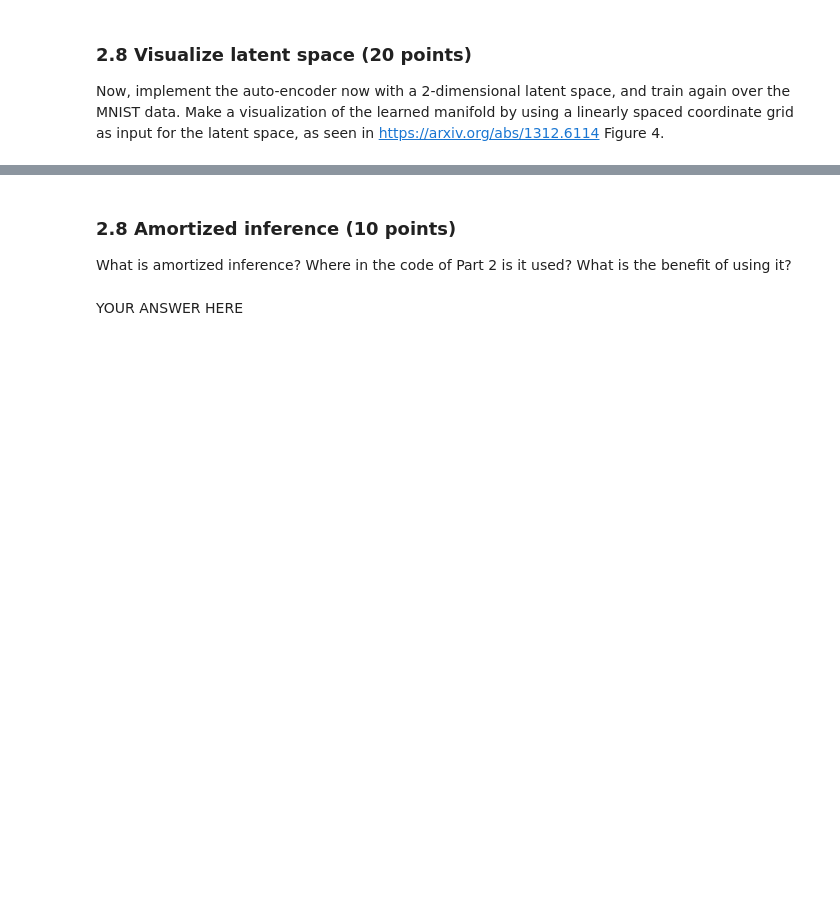
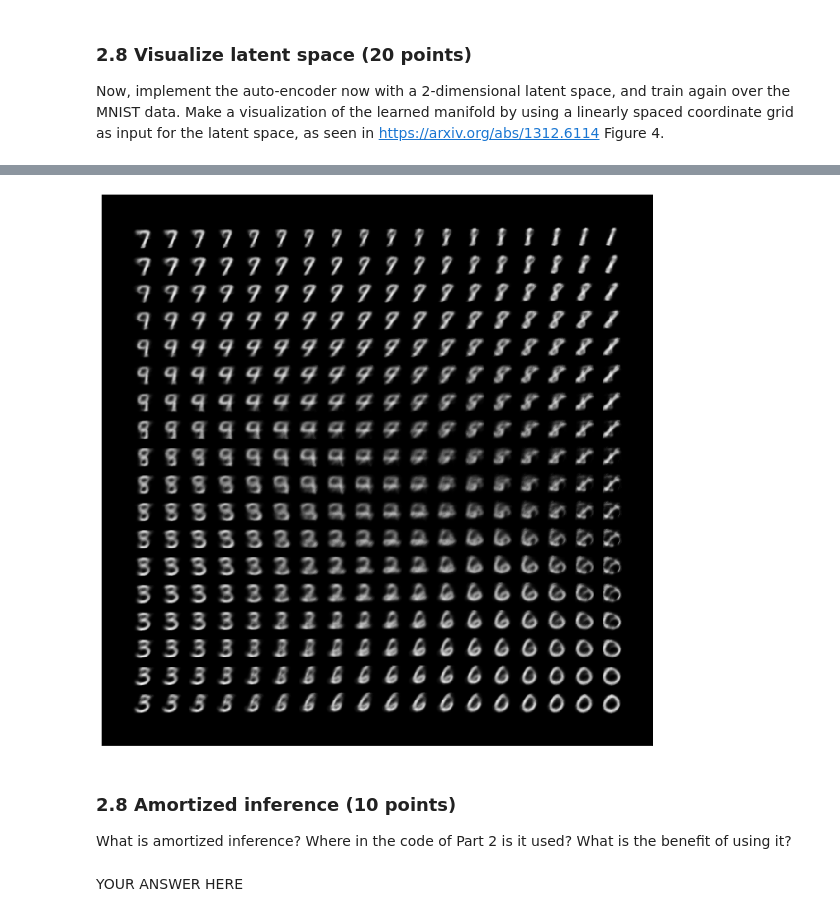
Before and after one commit to ioangatop/machine_learning_2, a Jupyter notebook: lab_3/12402559_12141666_lab3.ipynb, the cells around one changed output, grey strips where cells are left out. Saved outputs shown, nothing was run; the diff lists cells and outputs as text; code cells hidden in the pictures; blank space fills up the shorter version.

```diff
--- a/lab_3/12402559_12141666_lab3.ipynb
+++ b/lab_3/12402559_12141666_lab3.ipynb
@@ -396,7 +392,7 @@ Write a function `loss_function` that takes a D dimensional vector `x`, its reco
 # %%
 def loss_function(x_hat, x, mu, logvar):
     # YOUR CODE HERE
-    return KL_loss(mu, logvar) + log_bernoulli_loss(x_hat_test, x_test)
+    return KL_loss(mu, logvar) + log_bernoulli_loss(x_hat, x)
 # %%
 x_test = torch.FloatTensor([[0.1, 0.2, 0.3], [0.4, 0.5, 0.6], [0.7, 0.8, 0.9]])
 x_hat_test = torch.FloatTensor([[0.11, 0.22, 0.33], [0.44, 0.55, 0.66], [0.77, 0.88, 0.99]])
@@ -570,3 +563,20 @@ raise NotImplementedError()
+# %%
+# Hyperparameters
+def get_fc_dims(input_dim, hidden_dim, latent_dim):
+
+    fc1_dims = (input_dim,hidden_dim)
+    fc21_dims = (hidden_dim, latent_dim)
+    fc22_dims = (hidden_dim, latent_dim)
+    fc3_dims = (latent_dim, hidden_dim)
+    fc4_dims = (hidden_dim, input_dim)
+
+    return fc1_dims, fc21_dims, fc22_dims, fc3_dims, fc4_dims
+
+
+fc1_dims, fc21_dims, fc22_dims, fc3_dims, fc4_dims = get_fc_dims(784, 512, 20)
+lr = 1e-3
+batch_size = 128
+epochs = 10
 # %%
 # This cell contains a hidden test, please don't delete it, thx
 # %% [markdown]
@@ -644,0 +651,41 @@ plot_manifold(VAE_MNIST)
+# %%
+fc1_dims, fc21_dims, fc22_dims, fc3_dims, fc4_dims = get_fc_dims(784, 512, 2)
+
+# Load data
+train_data = datasets.MNIST('../data', train=True, download=True,
+                   transform=transforms.ToTensor())
+
+train_loader = torch.utils.data.DataLoader(train_data,
+                                           batch_size=batch_size, shuffle=True, **{})
+
+# Init model
+VAE_MNIST = VAE(fc1_dims=fc1_dims, fc21_dims=fc21_dims, fc22_dims=fc22_dims, fc3_dims=fc3_dims, fc4_dims=fc4_dims)
+
+# Init optimizer
+optimizer = optim.Adam(VAE_MNIST.parameters(), lr=lr)
+
+# Train
+for epoch in range(1, epochs + 1):
+    train(epoch, train_loader, VAE_MNIST, optimizer)
+
+from scipy.stats import norm
+from torchvision.utils import make_grid
+
+def generate_manifold(model: VAE, rows: int = 20):
+    grid = torch.linspace(0, 1, rows)
+    samples = [torch.erfinv(2 * torch.tensor([x, y]) - 1)
+               * np.sqrt(2) for x in grid for y in grid]
+
+    samples = torch.stack(samples)
+    manifold = model.decode(samples).view(-1, 1, 28, 28)
+    image_grid = make_grid(manifold, nrow=rows).detach().numpy().transpose(1, 2, 0)
+
+    figure(figsize=(20, 20))
+    ax = plt.gca()
+    ax.xaxis.set_visible(False)
+    ax.yaxis.set_visible(False)
+    ax.imshow(image_grid)
+    plt.show()
+
+generate_manifold(VAE_MNIST)
+# %% [output]
@@ -645,3 +709,4 @@ plot_manifold(VAE_MNIST)
+[figure, added]
 # %% [markdown]
 ### 2.8 Amortized inference (10 points)
 What is amortized inference? Where in the code of Part 2 is it used? What is the benefit of using it?
```
Also changed, not shown: parts of 15 cells of this notebook.
